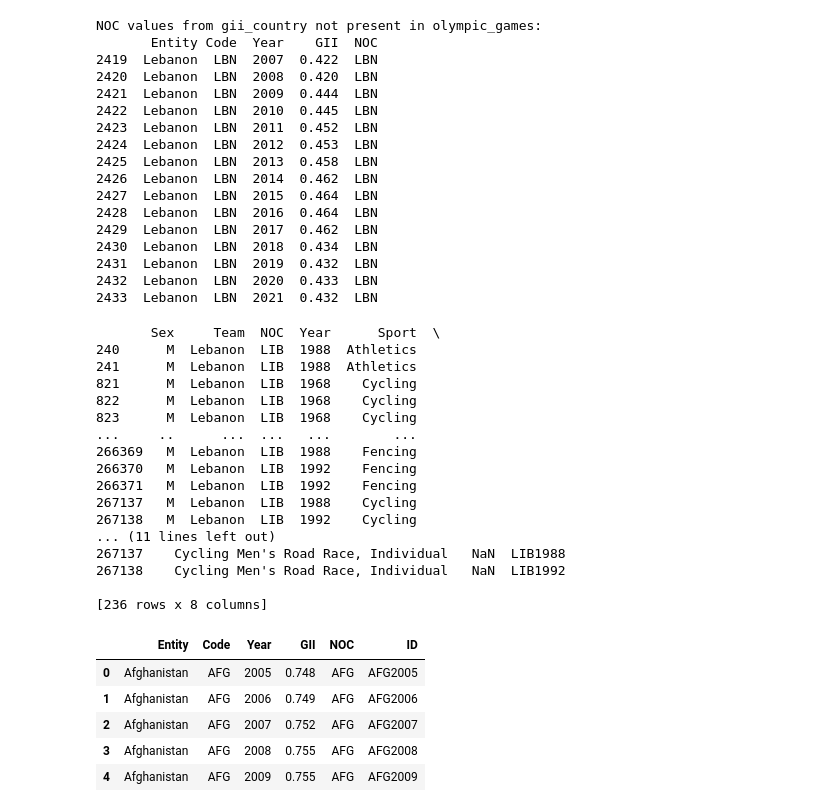
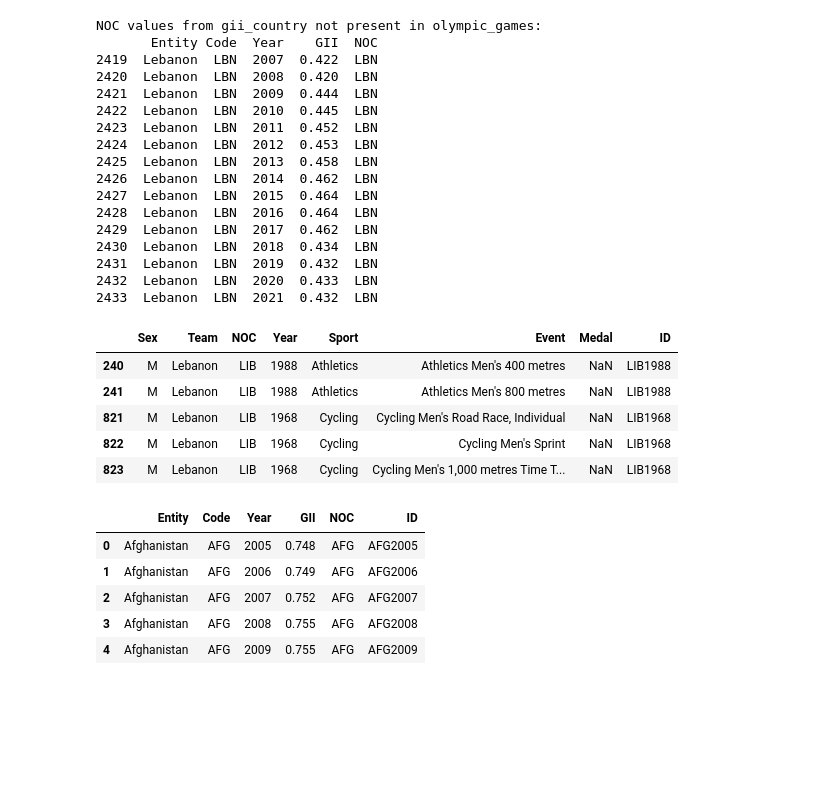
Before and after one commit to Suziwan/Projet_Final_JO, a Jupyter notebook: dataprep/Suzanne/Data_Preparation_Suzanne.ipynb, the cells around one changed output. Drawn from its saved outputs; the diff is of its cells as text; code cells hidden in the pictures; blank space fills up the shorter version.

```diff
--- a/dataprep/Suzanne/Data_Preparation_Suzanne.ipynb
+++ b/dataprep/Suzanne/Data_Preparation_Suzanne.ipynb
@@ -222,28 +222,17 @@ NOC values from gii_country not present in olympic_games:
 # %%
 # Voir ce qui est enregistré pour les lignes de l'équipe Lebanon
 lebanon_data = olympic_games[olympic_games['Team'] == 'Lebanon']
 if lebanon_data.empty:
     print("No data available for Team 'Lebanon' in olympic_games.")
 else:
-    print(lebanon_data)
+    display(lebanon_data.head())
 # %% [output]
-       Sex     Team  NOC  Year      Sport  \
-240      M  Lebanon  LIB  1988  Athletics
-241      M  Lebanon  LIB  1988  Athletics
-821      M  Lebanon  LIB  1968    Cycling
-822      M  Lebanon  LIB  1968    Cycling
-823      M  Lebanon  LIB  1968    Cycling
-...     ..      ...  ...   ...        ...
-266369   M  Lebanon  LIB  1988    Fencing
-266370   M  Lebanon  LIB  1992    Fencing
-266371   M  Lebanon  LIB  1992    Fencing
-267137   M  Lebanon  LIB  1988    Cycling
-267138   M  Lebanon  LIB  1992    Cycling
-... (11 lines left out)
-267137    Cycling Men's Road Race, Individual   NaN  LIB1988
-267138    Cycling Men's Road Race, Individual   NaN  LIB1992
-
-[236 rows x 8 columns]
+|  | Sex | Team | NOC | Year | Sport | Event | Medal | ID |
+| 240 | M | Lebanon | LIB | 1988 | Athletics | Athletics Men's 400 metres | NaN | LIB1988 |
+| 241 | M | Lebanon | LIB | 1988 | Athletics | Athletics Men's 800 metres | NaN | LIB1988 |
+| 821 | M | Lebanon | LIB | 1968 | Cycling | Cycling Men's Road Race, Individual | NaN | LIB1968 |
+| 822 | M | Lebanon | LIB | 1968 | Cycling | Cycling Men's Sprint | NaN | LIB1968 |
+| 823 | M | Lebanon | LIB | 1968 | Cycling | Cycling Men's 1,000 metres Time T... | NaN | LIB1968 |
 # %%
 # Remplacer le NOC de Lebanon par LIB car plus simple (pas d'autres entités avec LIB dans le dataframe)
 gii_country.loc[gii_country['Entity'] == 'Lebanon', 'NOC'] = 'LIB'
```
Also changed, not shown: parts of 12 cells of this notebook.
